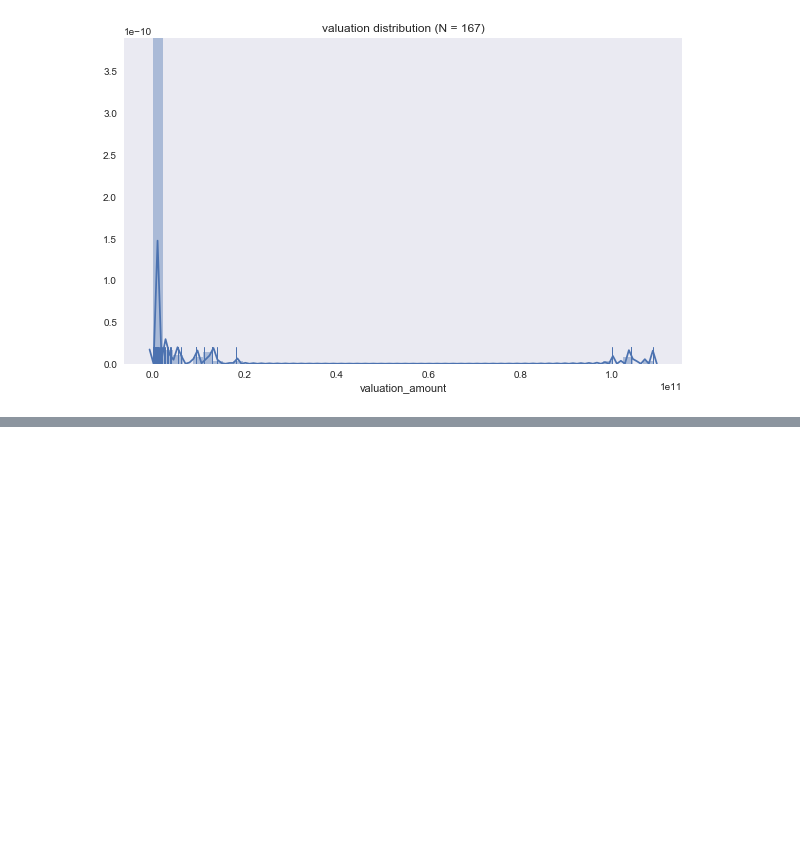
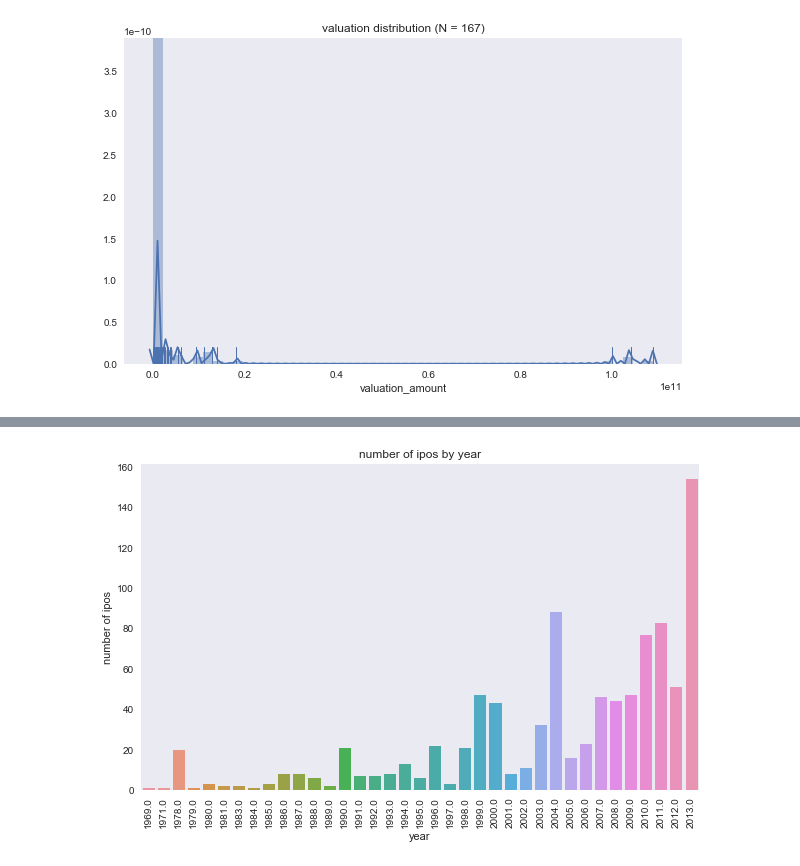
Before and after one commit to berkeley-stat159-f17/project-3-p2-mo-ma-ne, a Jupyter notebook: cb_offices.ipynb, the cells around one changed output, grey strips where cells are left out. Cells and saved outputs as stored; diff of their text form; code cells hidden in the pictures; blank space fills up the shorter version.

```diff
--- a/cb_offices.ipynb
+++ b/cb_offices.ipynb
@@ -147,0 +169,9 @@ num.sort_values(by='public_at', ascending=False)
+# %%
+# barplot showing number of ipos by year
+a=sns.barplot(num.public_at.index, num.public_at)
+a.set_ylabel('number of ipos')
+a.set_xlabel('year')
+a.set_title('number of ipos by year');
+a.set_xticklabels(labels=num.public_at.index, rotation=90);
+# %% [output]
+[figure, added]
```
Also changed, not shown: parts of 30 cells of this notebook.
